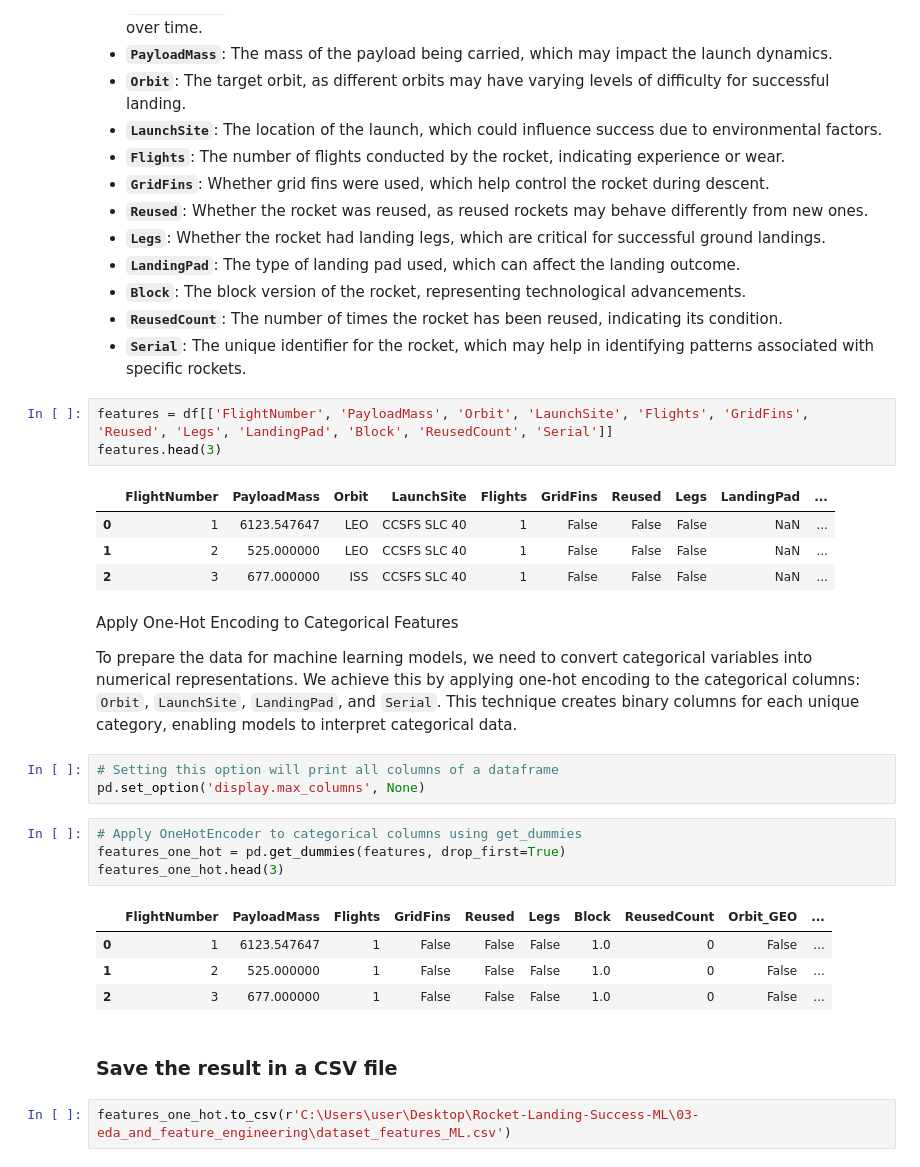
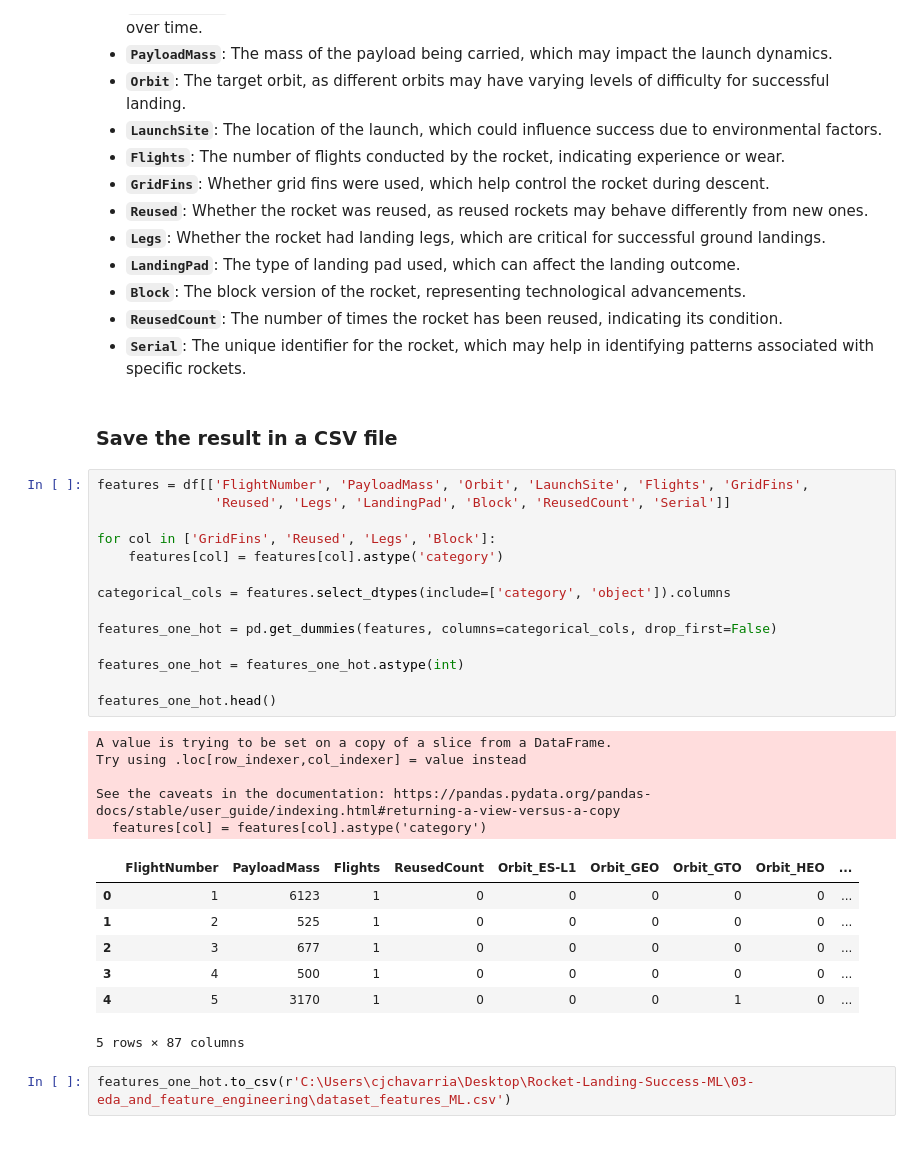
Before and after one commit to ClaudioChavarria/Rocket-Landing-Success-ML, a Jupyter notebook: 03-eda_and_feature_engineering/03-eda-and-feature-engineering.ipynb, the cells around one changed output. Saved outputs shown, nothing was run; the diff lists cells and outputs as text.

Commit message:
feat(ml): fix the feature engineering

```diff
--- a/03-eda_and_feature_engineering/03-eda-and-feature-engineering.ipynb
+++ b/03-eda_and_feature_engineering/03-eda-and-feature-engineering.ipynb
@@ -477,31 +479,34 @@ we identify and select the key features that could influence the success rate of
 - **`Block`**: The block version of the rocket, representing technological advancements.
 - **`ReusedCount`**: The number of times the rocket has been reused, indicating its condition.
 - **`Serial`**: The unique identifier for the rocket, which may help in identifying patterns associated with specific rockets.
-# %%
-features = df[['FlightNumber', 'PayloadMass', 'Orbit', 'LaunchSite', 'Flights', 'GridFins', 'Reused', 'Legs', 'LandingPad', 'Block', 'ReusedCount', 'Serial']]
-features.head(3)
-# %% [output]
-|  | FlightNumber | PayloadMass | Orbit | LaunchSite | Flights | GridFins | Reused | Legs | LandingPad | ... |
-| 0 | 1 | 6123.547647 | LEO | CCSFS SLC 40 | 1 | False | False | False | NaN | ... |
-| 1 | 2 | 525.000000 | LEO | CCSFS SLC 40 | 1 | False | False | False | NaN | ... |
-| 2 | 3 | 677.000000 | ISS | CCSFS SLC 40 | 1 | False | False | False | NaN | ... |
-# %% [markdown]
-Apply One-Hot Encoding to Categorical Features
-
-To prepare the data for machine learning models, we need to convert categorical variables into numerical representations. We achieve this by applying one-hot encoding to the categorical columns: `Orbit`, `LaunchSite`, `LandingPad`, and `Serial`. This technique creates binary columns for each unique category, enabling models to interpret categorical data.
-# %%
-# Setting this option will print all columns of a dataframe
-pd.set_option('display.max_columns', None)
-# %%
-# Apply OneHotEncoder to categorical columns using get_dummies
-features_one_hot = pd.get_dummies(features, drop_first=True)
-features_one_hot.head(3)
-# %% [output]
-|  | FlightNumber | PayloadMass | Flights | GridFins | Reused | Legs | Block | ReusedCount | Orbit_GEO | ... |
-| 0 | 1 | 6123.547647 | 1 | False | False | False | 1.0 | 0 | False | ... |
-| 1 | 2 | 525.000000 | 1 | False | False | False | 1.0 | 0 | False | ... |
-| 2 | 3 | 677.000000 | 1 | False | False | False | 1.0 | 0 | False | ... |
 # %% [markdown]
 ### Save the result in a CSV file
+# %%
+features = df[['FlightNumber', 'PayloadMass', 'Orbit', 'LaunchSite', 'Flights', 'GridFins',
+               'Reused', 'Legs', 'LandingPad', 'Block', 'ReusedCount', 'Serial']]
+
+for col in ['GridFins', 'Reused', 'Legs', 'Block']:
+    features[col] = features[col].astype('category')
+
+categorical_cols = features.select_dtypes(include=['category', 'object']).columns
+
+features_one_hot = pd.get_dummies(features, columns=categorical_cols, drop_first=False)
+
+features_one_hot = features_one_hot.astype(int)
+
+features_one_hot.head()
+# %% [output]
+A value is trying to be set on a copy of a slice from a DataFrame.
+Try using .loc[row_indexer,col_indexer] = value instead
+
+See the caveats in the documentation: https://pandas.pydata.org/pandas-docs/stable/user_guide/indexing.html#returning-a-view-versus-a-copy
+  features[col] = features[col].astype('category')
+|  | FlightNumber | PayloadMass | Flights | ReusedCount | Orbit_ES-L1 | Orbit_GEO | Orbit_GTO | Orbit_HEO | ... |
+| 0 | 1 | 6123 | 1 | 0 | 0 | 0 | 0 | 0 | ... |
+| 1 | 2 | 525 | 1 | 0 | 0 | 0 | 0 | 0 | ... |
+| 2 | 3 | 677 | 1 | 0 | 0 | 0 | 0 | 0 | ... |
+| 3 | 4 | 500 | 1 | 0 | 0 | 0 | 0 | 0 | ... |
+| 4 | 5 | 3170 | 1 | 0 | 0 | 0 | 1 | 0 | ... |
+5 rows × 87 columns
 # %%
-features_one_hot.to_csv(r'C:\Users\user\Desktop\Rocket-Landing-Success-ML\03-eda_and_feature_engineering\dataset_features_ML.csv')
+features_one_hot.to_csv(r'C:\Users\cjchavarria\Desktop\Rocket-Landing-Success-ML\03-eda_and_feature_engineering\dataset_features_ML.csv')
```
Also changed, not shown: parts of 1 cell of this notebook, 3 other files.
